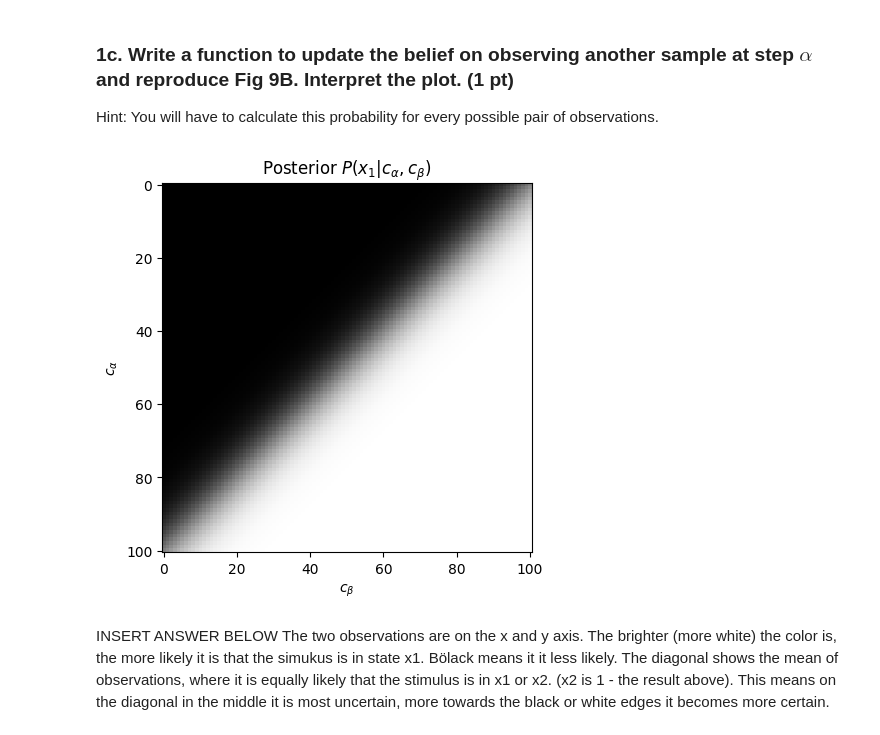
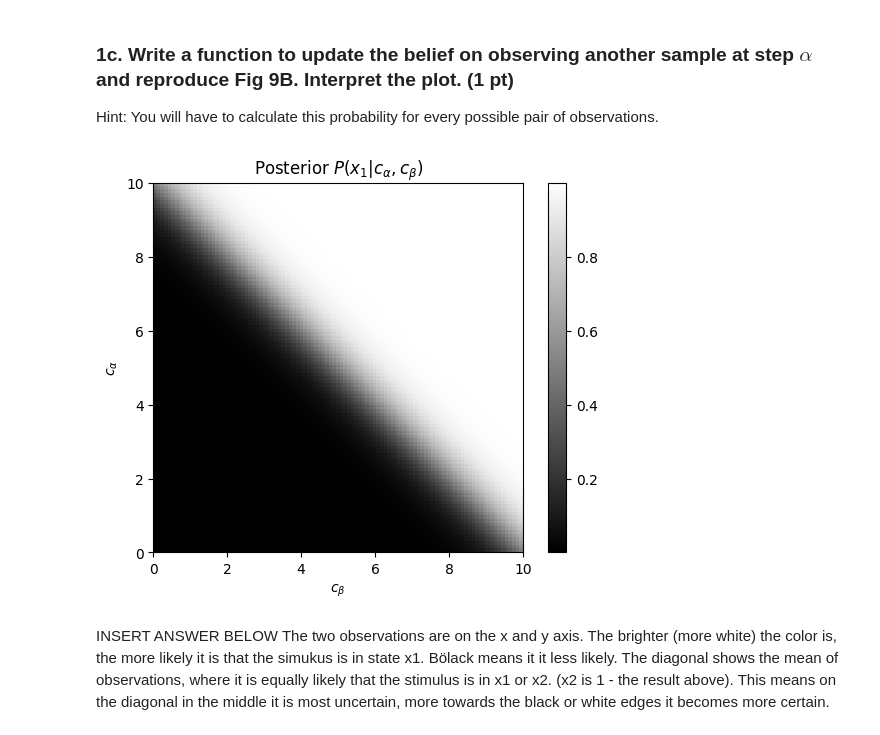
Before and after one commit to alinakrause/NeuralModelling, a Jupyter notebook: HW4/two_stage_FIRSTNAME_LASTNAME.ipynb, the cells around one changed output. Drawn from its saved outputs; the diff is of its cells as text; code cells hidden in the pictures.

Commit message:
clean up + correct axis labels plots

```diff
--- a/HW4/two_stage_FIRSTNAME_LASTNAME.ipynb
+++ b/HW4/two_stage_FIRSTNAME_LASTNAME.ipynb
@@ -84,15 +84,14 @@ for beta in range(c.shape[0]):
     for alpha in range(c.shape[0]):
         beliefs[beta,alpha] = belief_update_alpha(c[alpha], c[beta],mu_1,mu_2,sigma)
 # %%
-plt.imshow(beliefs, cmap='gray')
-plt.xlim = (0,10)
-plt.ylim= (0,10)
+plt.imshow(beliefs, cmap='gray',extent=[0, 10, 0, 10], origin='lower')
 plt.xlabel(r'$c_{\beta}$')
 plt.ylabel(r'$c_{\alpha}$')
 plt.title(r'Posterior $P(x_{1} | c_{\alpha},c_{\beta})$')
+plt.colorbar()
 plt.show()
 # %% [output]
-[figure, old version]
+[figure, new version]
 # %% [markdown]
 INSERT ANSWER BELOW
 The two observations are on the x and y axis. The brighter (more white) the color is, the more likely it is that the simukus is in state x1. Bölack means it it less likely. The diagonal shows the mean of observations, where it is equally likely that the stimulus is in x1 or x2. (x2 is 1 - the result above). This means on the diagonal in the middle it is most uncertain, more towards the black or white edges it becomes more certain.
```
Also changed, not shown: parts of 6 cells of this notebook, 1 other file.
